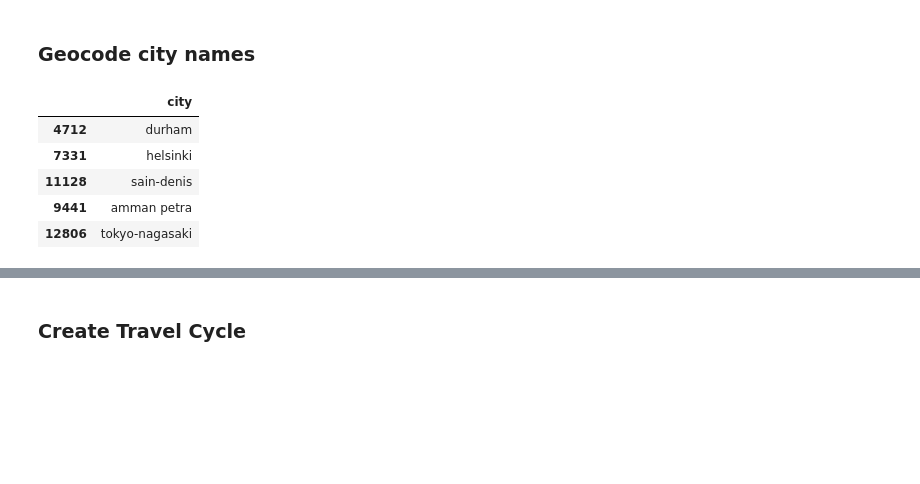
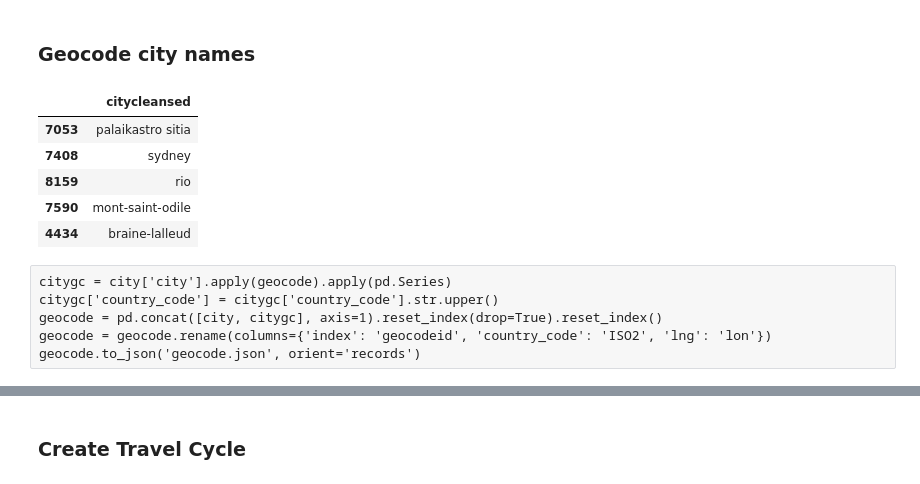
Before and after one commit to jlandercy/cookbook, a Jupyter notebook: python/api/SEM/BEP/01_Missions_Conditioning.ipynb, the cells around one changed output, grey strips where cells are left out. Drawn from its saved outputs; the diff is of its cells as text; code cells hidden in the pictures; blank space fills up the shorter version.

```diff
--- a/python/api/SEM/BEP/01_Missions_Conditioning.ipynb
+++ b/python/api/SEM/BEP/01_Missions_Conditioning.ipynb
@@ -86,15 +86,15 @@ df['dest_city'] = df['dest_city'].fillna('bruxelles')
 ### Geocode city names
 # %%
 city = pd.DataFrame(list(df['from_city']) + list(df['dest_city']), columns=['city'])
-city = city.dropna().drop_duplicates()
+city = city.dropna().drop_duplicates().rename(columns={'city': 'citycleansed'})
 city.sample(5)
 # %% [output]
-|  | city |
-| 4712 | durham |
-| 7331 | helsinki |
-| 11128 | sain-denis |
-| 9441 | amman petra |
-| 12806 | tokyo-nagasaki |
+|  | citycleansed |
+| 7053 | palaikastro sitia |
+| 7408 | sydney |
+| 8159 | rio |
+| 7590 | mont-saint-odile |
+| 4434 | braine-lalleud |
 # %%
 def geocode(x, keys=['country_code', 'city', 'lat', 'lng', 'accuracy', 'confidence']):
     # https://operations.osmfoundation.org/policies/nominatim/
@@ -106,0 +104,6 @@ citygc.to_pickle('geocoded.pickle')
+# %% [raw]
+citygc = city['city'].apply(geocode).apply(pd.Series)
+citygc['country_code'] = citygc['country_code'].str.upper()
+geocode = pd.concat([city, citygc], axis=1).reset_index(drop=True).reset_index()
+geocode = geocode.rename(columns={'index': 'geocodeid', 'country_code': 'ISO2', 'lng': 'lon'})
+geocode.to_json('geocode.json', orient='records')
```
Also changed, not shown: parts of 8 cells of this notebook, 2 other files.
